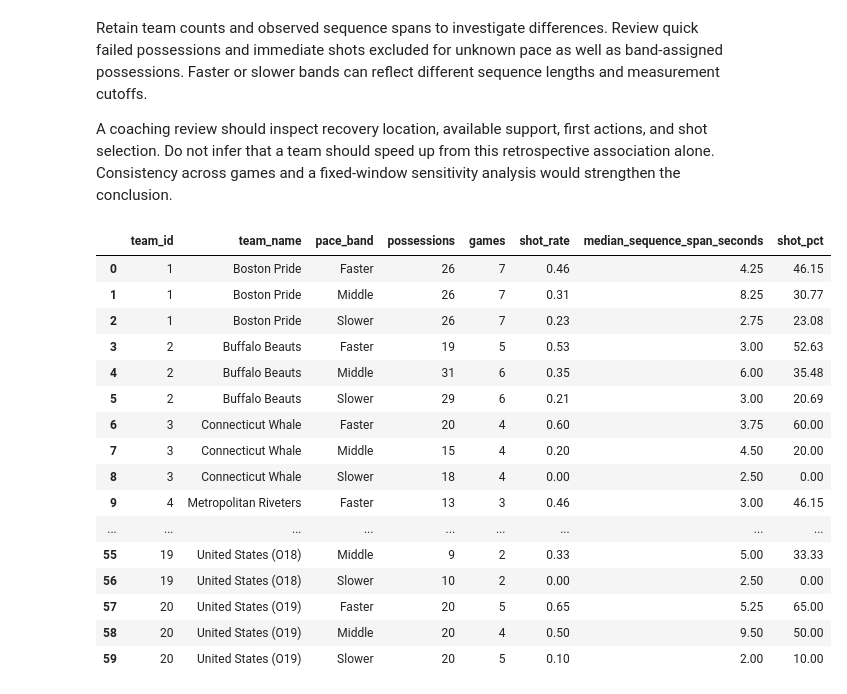
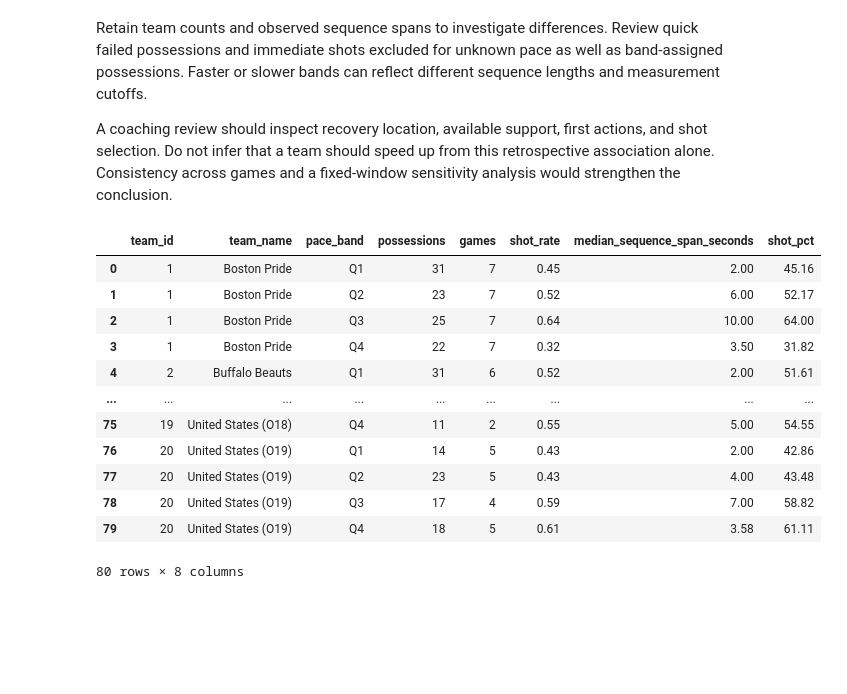
Before and after one commit to Fontaine44/hockey-pace-explorer, a Jupyter notebook: notebooks/archive/11_oz_recovery_pace.ipynb, the cells around one changed output. Cells and saved outputs as stored; diff of their text form; code cells hidden in the pictures; blank space fills up the shorter version.

```diff
--- a/notebooks/11_oz_recovery_pace.ipynb
+++ b/notebooks/archive/11_oz_recovery_pace.ipynb
@@ -83,7 +77,7 @@ Keep one outcome per possession. Record movement count/duration, observed sequen
 
 **This is a retrospective comparison.** The first shot determines when measurement stops for successes, while unsuccessful possessions end at a different boundary. The observation windows differ and longer sequences have more opportunity to generate shots. The chart cannot establish that faster movement increases shot probability. A future predictive analysis would need a fixed initial observation window followed by a separate outcome window.
 # %%
-valid_movements = transitions.loc[transitions["exclusion_reason"].isna()]
+valid_movements = transitions
 movement_groups = {
     pid: group[["start_event_id", "end_event_id", "distance_ft", "modeled_elapsed_seconds"]].to_numpy(float)
     for pid, group in valid_movements.groupby("possession_id", sort=False)
@@ -101,7 +95,7 @@ for recovery in recoveries.itertuples(index=False):
     cutoff_id = int(first_shot["event_id"]) if has_shot else int(sequence["event_id"].max()) + 1
     movement = movement_groups.get(recovery.possession_id)
     if movement is not None:
-        movement = movement[(movement[:, 0] >= recovery.event_id) & (movement[:, 1] < cutoff_id)]
+        movement = movement[(movement[:, 0] >= recovery.event_id) & (movement[:, 1] <= cutoff_id)]
     count = 0 if movement is None else len(movement)
     distance = 0.0 if movement is None else float(movement[:, 2].sum())
     duration = 0.0 if movement is None else float(movement[:, 3].sum())
@@ -141,14 +135,14 @@ Define slower, middle, and faster bands from recovery possessions with measurabl
 # %%
 analysis_recoveries = recoveries.loc[recoveries["pace_status"].eq("eligible")].copy()
-bins, pace_edges = pd.qcut(analysis_recoveries["post_recovery_pace_ft_s"], q=3,
+bins, pace_edges = pd.qcut(analysis_recoveries["post_recovery_pace_ft_s"], q=4,
                           labels=False, retbins=True, duplicates="drop")
-band_names = {1: "Slower", 2: "Middle", 3: "Faster"}
-analysis_recoveries["pace_tertile"] = (bins + 1).astype("Int64")
-analysis_recoveries["pace_band"] = analysis_recoveries["pace_tertile"].map(band_names)
+band_names = {1: "Q1", 2: "Q2", 3: "Q3", 4: "Q4"}
+analysis_recoveries["pace_quartile"] = (bins + 1).astype("Int64")
+analysis_recoveries["pace_band"] = analysis_recoveries["pace_quartile"].map(band_names)
 pace_boundaries = pd.DataFrame({
-    "pace_tertile": np.arange(1, len(pace_edges)),
+    "pace_quartile": np.arange(1, len(pace_edges)),
     "lower_pace_ft_s": pace_edges[:-1], "upper_pace_ft_s": pace_edges[1:],
 })
-pace_boundaries["pace_band"] = pace_boundaries["pace_tertile"].map(band_names)
+pace_boundaries["pace_band"] = pace_boundaries["pace_quartile"].map(band_names)
 display(pace_boundaries.round(2))
 # %% [output]
@@ -196,41 +192,37 @@ A coaching review should inspect recovery location, available support, first act
 # %%
 team_recovery_summary = analysis_recoveries.groupby(["team_id", "team_name", "pace_band"]).agg(
     possessions=("possession_id", "size"), games=("game_id", "nunique"),
     shot_rate=("leads_to_shot", "mean"), median_sequence_span_seconds=("sequence_span_seconds", "median"),
 ).reset_index()
 team_recovery_summary["shot_pct"] = 100 * team_recovery_summary["shot_rate"]
 display(team_recovery_summary.round(2))
 
-REVIEW_PACE_BAND = "Faster"
+REVIEW_PACE_BAND = "Q4"
 REVIEW_LEADS_TO_SHOT = False
 review_recoveries = analysis_recoveries.loc[
     analysis_recoveries["pace_band"].eq(REVIEW_PACE_BAND)
     & analysis_recoveries["leads_to_shot"].eq(REVIEW_LEADS_TO_SHOT)
 ]
 display(review_recoveries[[
     "game_id", "game_date", "team_name", "player_name", "period", "clock_seconds",
     "event_id", "possession_id", "x", "y", "post_recovery_pace_ft_s", "movement_seconds",
     "movement_transitions", "sequence_span_seconds", "passes_before_cutoff",
     "leads_to_shot", "first_shot_event_id", "time_to_first_shot_seconds",
 ]].head(20))
 # %% [output]
 |  | team_id | team_name | pace_band | possessions | games | shot_rate | median_sequence_span_seconds | shot_pct |
-| 0 | 1 | Boston Pride | Faster | 26 | 7 | 0.46 | 4.25 | 46.15 |
-| 1 | 1 | Boston Pride | Middle | 26 | 7 | 0.31 | 8.25 | 30.77 |
-| 2 | 1 | Boston Pride | Slower | 26 | 7 | 0.23 | 2.75 | 23.08 |
-| 3 | 2 | Buffalo Beauts | Faster | 19 | 5 | 0.53 | 3.00 | 52.63 |
-| 4 | 2 | Buffalo Beauts | Middle | 31 | 6 | 0.35 | 6.00 | 35.48 |
-| 5 | 2 | Buffalo Beauts | Slower | 29 | 6 | 0.21 | 3.00 | 20.69 |
-| 6 | 3 | Connecticut Whale | Faster | 20 | 4 | 0.60 | 3.75 | 60.00 |
-| 7 | 3 | Connecticut Whale | Middle | 15 | 4 | 0.20 | 4.50 | 20.00 |
-| 8 | 3 | Connecticut Whale | Slower | 18 | 4 | 0.00 | 2.50 | 0.00 |
-| 9 | 4 | Metropolitan Riveters | Faster | 13 | 3 | 0.46 | 3.00 | 46.15 |
+| 0 | 1 | Boston Pride | Q1 | 31 | 7 | 0.45 | 2.00 | 45.16 |
+| 1 | 1 | Boston Pride | Q2 | 23 | 7 | 0.52 | 6.00 | 52.17 |
+| 2 | 1 | Boston Pride | Q3 | 25 | 7 | 0.64 | 10.00 | 64.00 |
+| 3 | 1 | Boston Pride | Q4 | 22 | 7 | 0.32 | 3.50 | 31.82 |
+| 4 | 2 | Buffalo Beauts | Q1 | 31 | 6 | 0.52 | 2.00 | 51.61 |
 | ... | ... | ... | ... | ... | ... | ... | ... | ... |
-| 55 | 19 | United States (O18) | Middle | 9 | 2 | 0.33 | 5.00 | 33.33 |
-| 56 | 19 | United States (O18) | Slower | 10 | 2 | 0.00 | 2.50 | 0.00 |
-| 57 | 20 | United States (O19) | Faster | 20 | 5 | 0.65 | 5.25 | 65.00 |
-| 58 | 20 | United States (O19) | Middle | 20 | 4 | 0.50 | 9.50 | 50.00 |
-| 59 | 20 | United States (O19) | Slower | 20 | 5 | 0.10 | 2.00 | 10.00 |
+| 75 | 19 | United States (O18) | Q4 | 11 | 2 | 0.55 | 5.00 | 54.55 |
+| 76 | 20 | United States (O19) | Q1 | 14 | 5 | 0.43 | 2.00 | 42.86 |
+| 77 | 20 | United States (O19) | Q2 | 23 | 5 | 0.43 | 4.00 | 43.48 |
+| 78 | 20 | United States (O19) | Q3 | 17 | 4 | 0.59 | 7.00 | 58.82 |
+| 79 | 20 | United States (O19) | Q4 | 18 | 5 | 0.61 | 3.58 | 61.11 |
+80 rows × 8 columns
 |  | game_id | game_date | team_name | player_name | period | clock_seconds | event_id | possession_id | x | ... |
 | 8 | 3 | 2021-01-23 | Boston Pride | Mallory Souliotis | 1 | 913.0 | 201 | 38 | 129.0 | ... |
 | 9 | 3 | 2021-01-23 | Minnesota Whitecaps | Haley Mack | 1 | 836.0 | 255 | 47 | 181.0 | ... |
```
Also changed, not shown: parts of 7 cells of this notebook, 30 other files.
